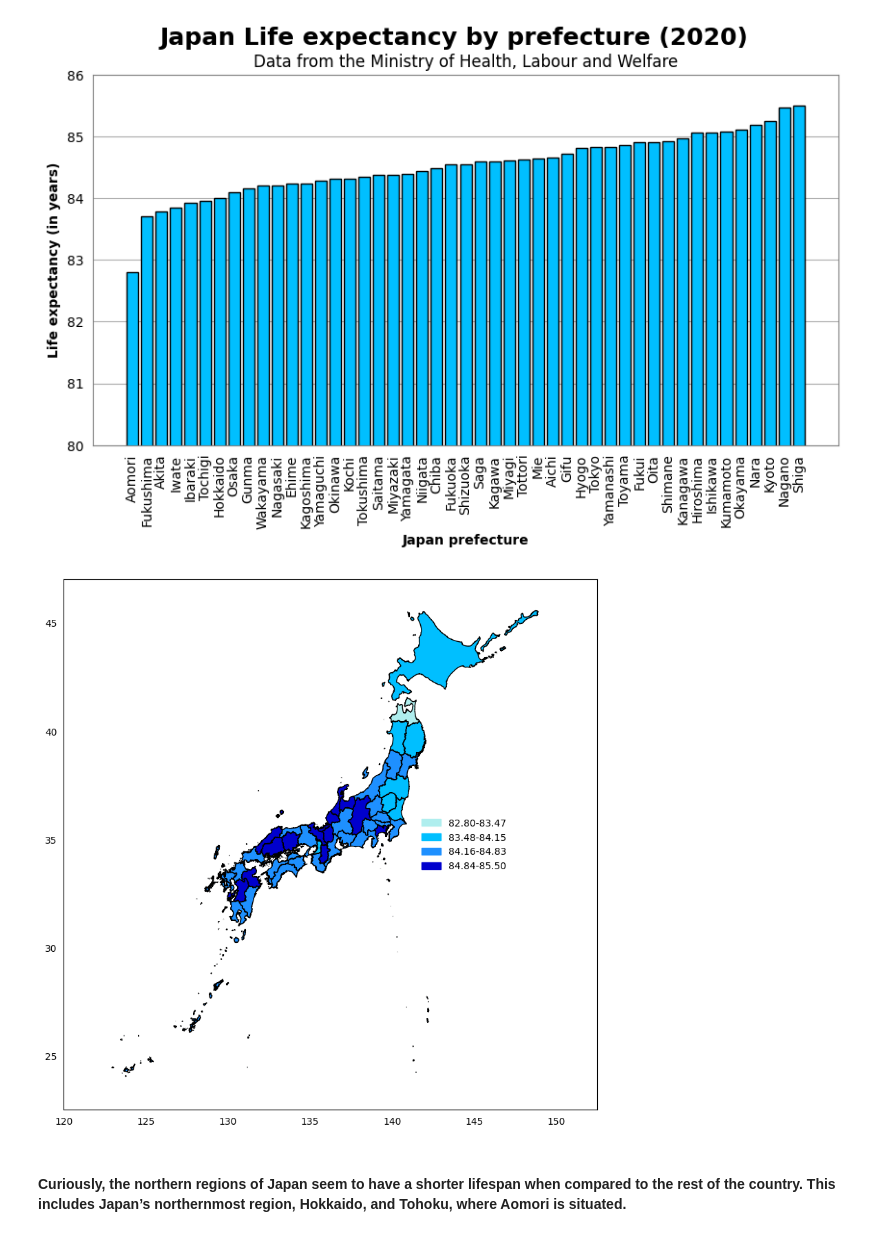
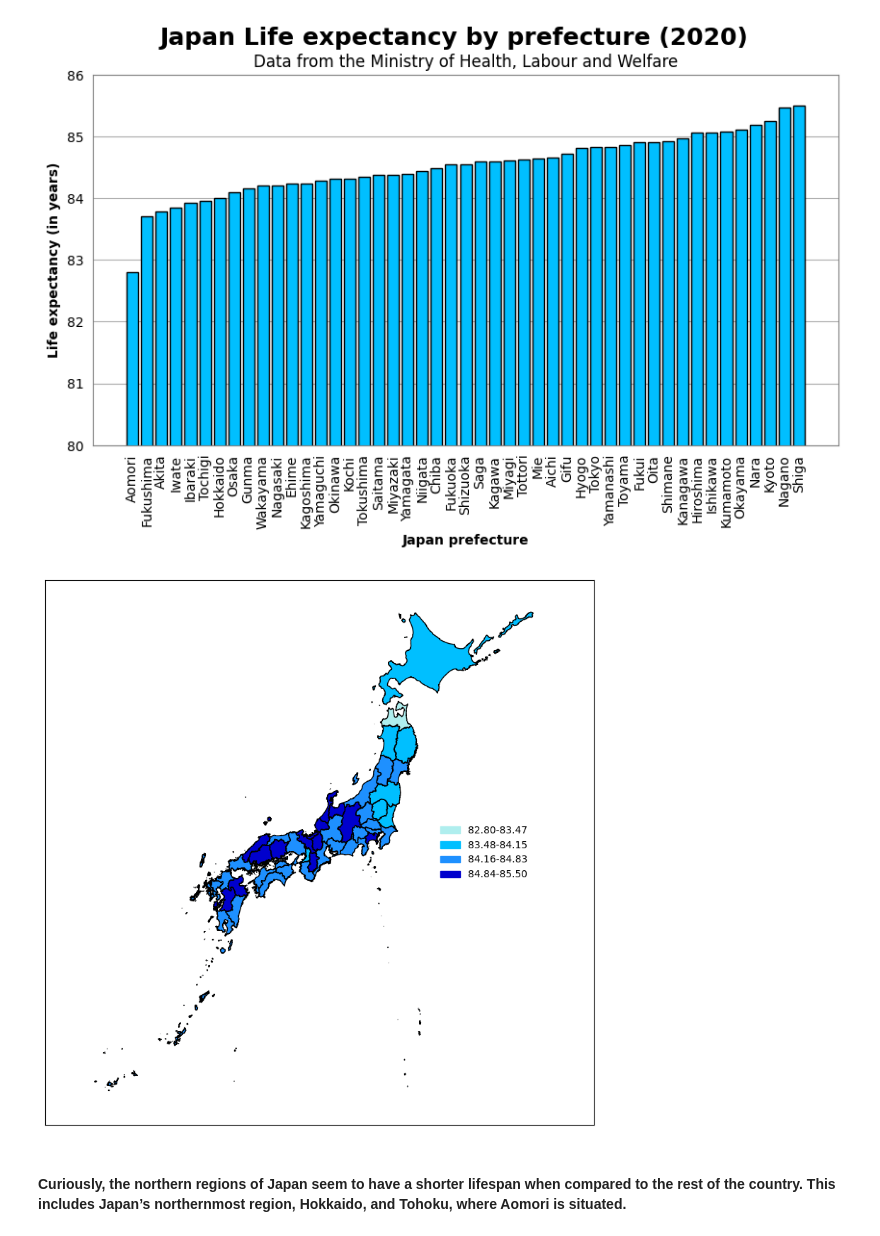
Before and after one commit to rafaseto/japan-life-expectancy, a Jupyter notebook: data_analysis.ipynb, the cells around one changed output. Cells and saved outputs as stored; diff of their text form; code cells hidden in the pictures.

Commit message:
remove numbers from the axes

```diff
--- a/data_analysis.ipynb
+++ b/data_analysis.ipynb
@@ -135,36 +135,38 @@ for geom, name in zip(geometries, prefecture_names_filtered):
     if isinstance(geom, Polygon):
         x, y = geom.exterior.xy
         ax.fill(x, y, color=map_colors[name], edgecolor='k')
     elif isinstance(geom, MultiPolygon):
         for poly in geom.geoms:
             x, y = poly.exterior.xy
             ax.fill(x, y, color=map_colors[name], edgecolor='k')
 
 # Add a legend
 intervals = {
     'paleturquoise': '82.80-83.47',
     'deepskyblue': '83.48-84.15',
     'dodgerblue': '84.16-84.83',
     'mediumblue': '84.84-85.50'
 }
 
 legend_patches = [mpatches.Patch(color=color, label=interval) for color, interval in intervals.items()]
 
-ax.legend(handles=legend_patches, loc='center', bbox_to_anchor=(0.75, 0.5), edgecolor='none')
+ax.legend(handles=legend_patches, loc='center', bbox_to_anchor=(0.8, 0.5), edgecolor='none')
 
 # Set limits for the axes
 ax.set_xlim(120, 152.5)
 ax.set_ylim(22.5, 47)
 
 # Remove ticks from the axis
 ax.tick_params(axis='x', which='both', bottom=False, top=False)
 ax.tick_params(axis='y', which='both', left=False, right=False)
 
-
+# Remove numbers from the axis
+ax.set_xticklabels([])
+ax.set_yticklabels([])
 
 plt.show()
 # %% [output]
-[figure, old version]
+[figure, new version]
 # %% [markdown]
 #### Curiously, the northern regions of Japan seem to have a shorter lifespan when compared to the rest of the country. This includes Japan’s northernmost region, Hokkaido, and Tohoku, where Aomori is situated.
 # %%
```
